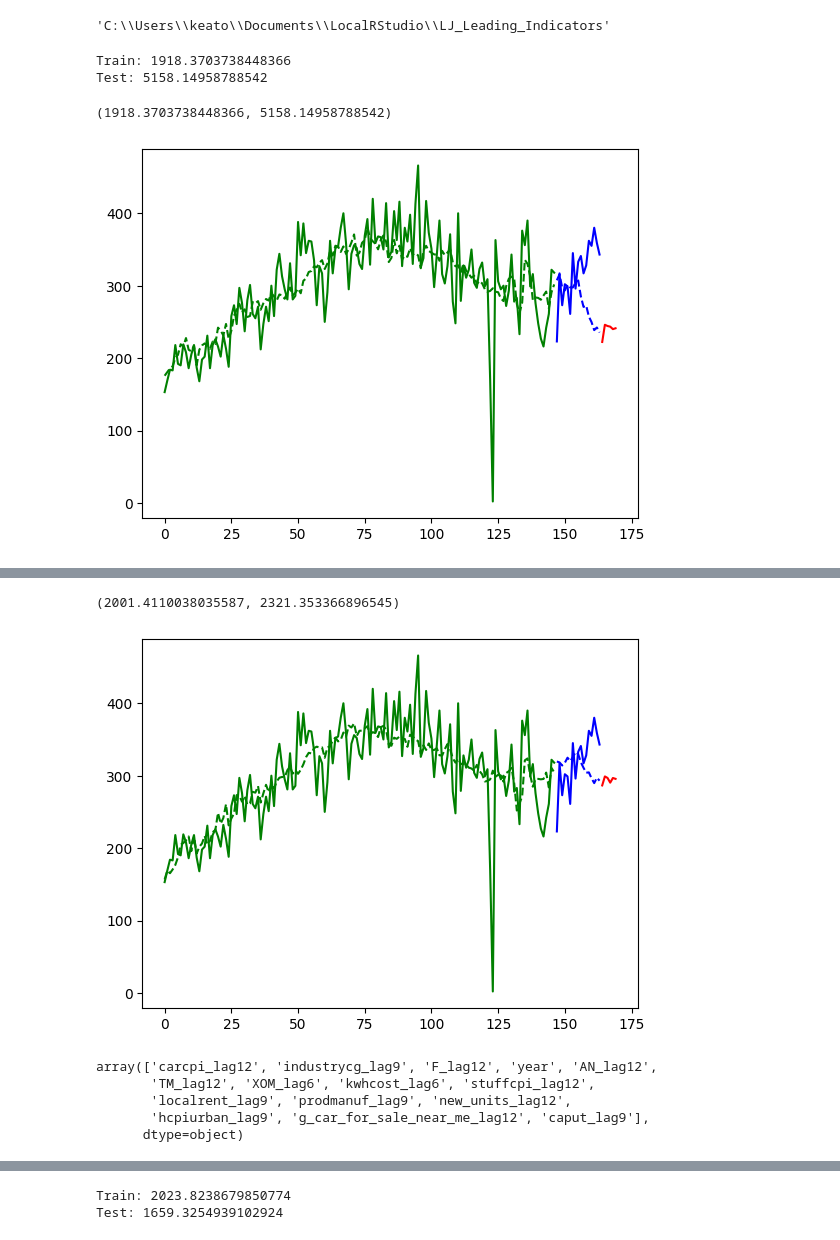
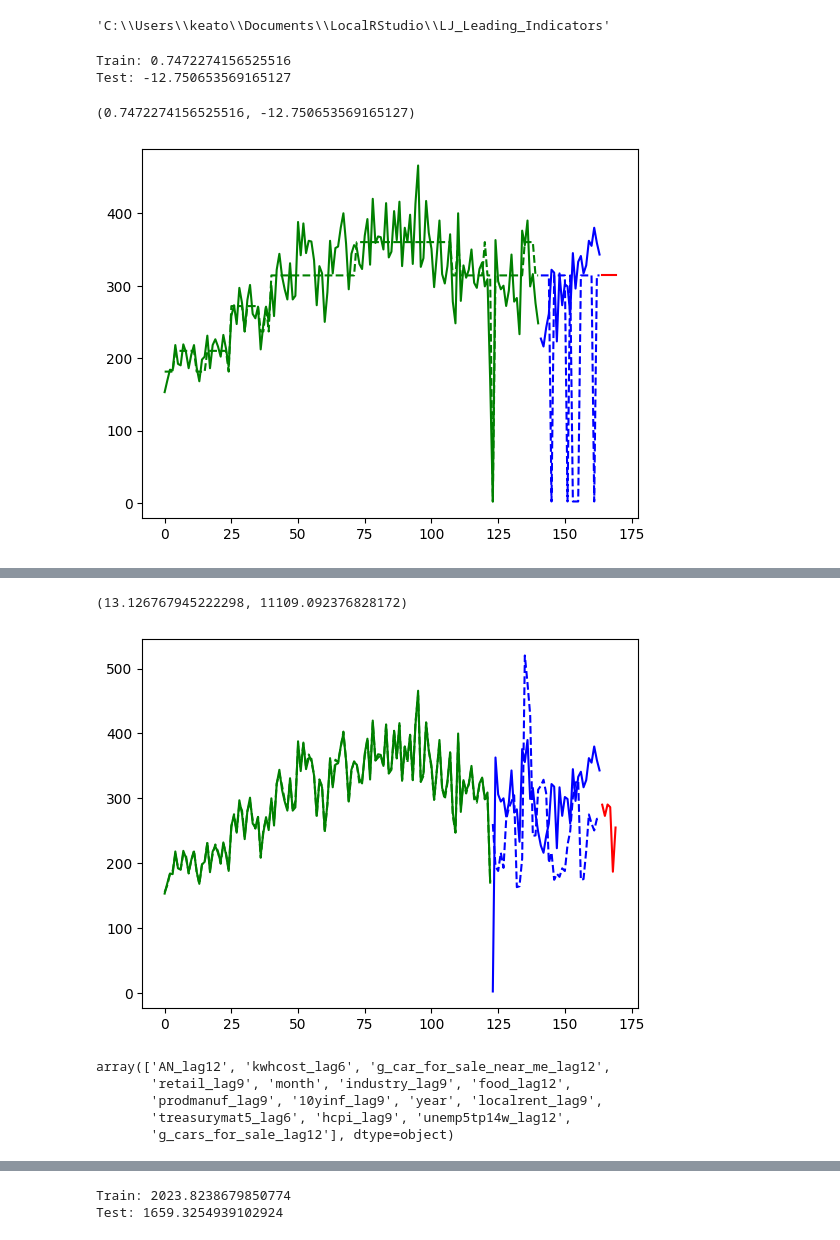
Before and after one commit to kmarkey/LJ_Leading_Indicators, a Jupyter notebook: models/dev/notebooks/train.ipynb, the cells around one changed output, grey strips where cells are left out. Drawn from its saved outputs; the diff is of its cells as text; code cells hidden in the pictures.

```diff
--- a/models/dev/notebooks/train.ipynb
+++ b/models/dev/notebooks/train.ipynb
@@ -32,7 +30,7 @@ from torch import nn
 
 data = pd.read_csv("data/out/features.csv")
 
-split = (147)
+split = 141
 # %%
 # %% [output]
 'C:\\Users\\keato\\Documents\\LocalRStudio\\LJ_Leading_Indicators'
@@ -68,15 +66,15 @@ t.predict(ahead = 6)
 r.predict(ahead = 6)
 a.predict(ahead = 6)
 # %%
-out_eval(.full, criterion=mean_squared_error, verbose = 2)
+out_eval(t.full, criterion=r2_score, verbose = 2)
 # %% [output]
-Train: 1918.3703738448366
-Test: 5158.14958788542
+Train: 0.7472274156525516
+Test: -12.750653569165127
-(1918.3703738448366, 5158.14958788542)
+(0.7472274156525516, -12.750653569165127)
-[figure, old version]
+[figure, new version]
 # %%
 g = gru()
-g.fit(data = data, split = split, hidden_size= 32, num_epochs= 100, verbose = 2)
+g.fit(data = data, split = split, hidden_size= 32, num_epochs= 1000, verbose = 2)
 g.predict(ahead= 6)
 out_eval(g.full, criterion=mean_squared_error, verbose = 2)
 # %% [output]
@@ -95,14 +93,14 @@ Test: 2321.353366896545
-(2001.4110038035587, 2321.353366896545)
+(13.126767945222298, 11109.092376828172)
-[figure, old version]
+[figure, new version]
 # %%
-gimp = g.get_importances(15, names = True)
+gimp = g.get_importances(20, names = True)
 gimp
 # %% [output]
-array(['carcpi_lag12', 'industrycg_lag9', 'F_lag12', 'year', 'AN_lag12',
-       'TM_lag12', 'XOM_lag6', 'kwhcost_lag6', 'stuffcpi_lag12',
-       'localrent_lag9', 'prodmanuf_lag9', 'new_units_lag12',
-       'hcpiurban_lag9', 'g_car_for_sale_near_me_lag12', 'caput_lag9'],
-      dtype=object)
+array(['AN_lag12', 'kwhcost_lag6', 'g_car_for_sale_near_me_lag12',
+       'retail_lag9', 'month', 'industry_lag9', 'food_lag12',
+       'prodmanuf_lag9', '10yinf_lag9', 'year', 'localrent_lag9',
+       'treasurymat5_lag6', 'hcpi_lag9', 'unemp5tp14w_lag12',
+       'g_cars_for_sale_lag12'], dtype=object)
 # %%
 g.fit(data = data, split = split, hidden_size= 16, num_epochs= 200, feature_selection=gimp, verbose = 2)
 g.predict(ahead = 6)
```
Also changed, not shown: parts of 8 cells of this notebook, 26 other files.
